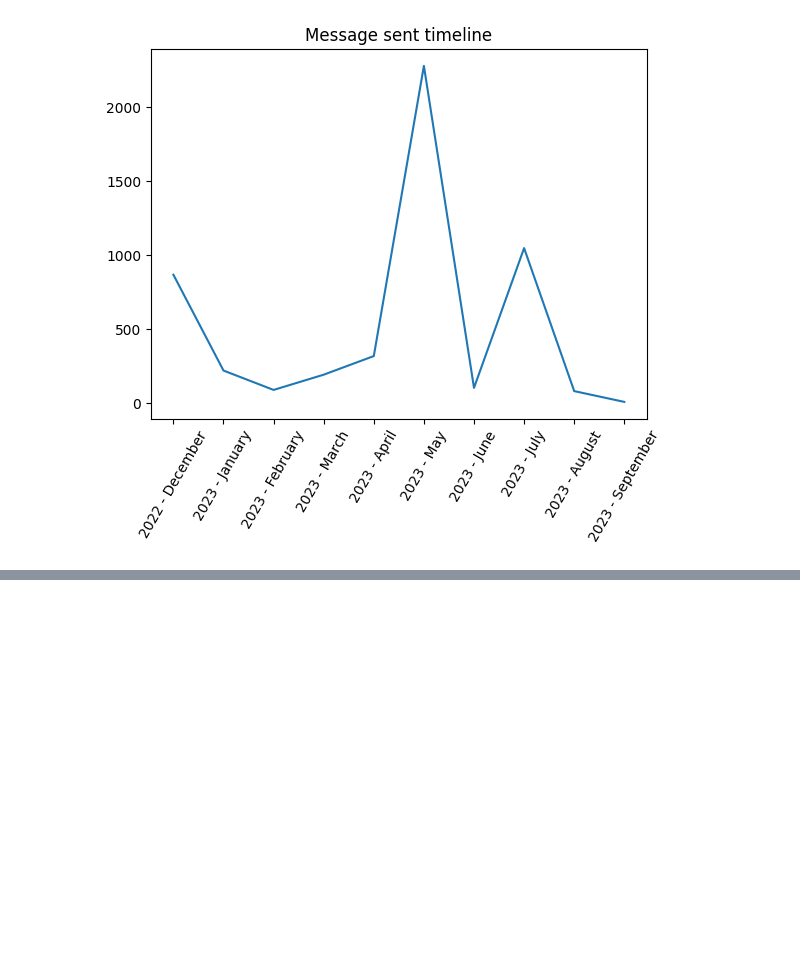
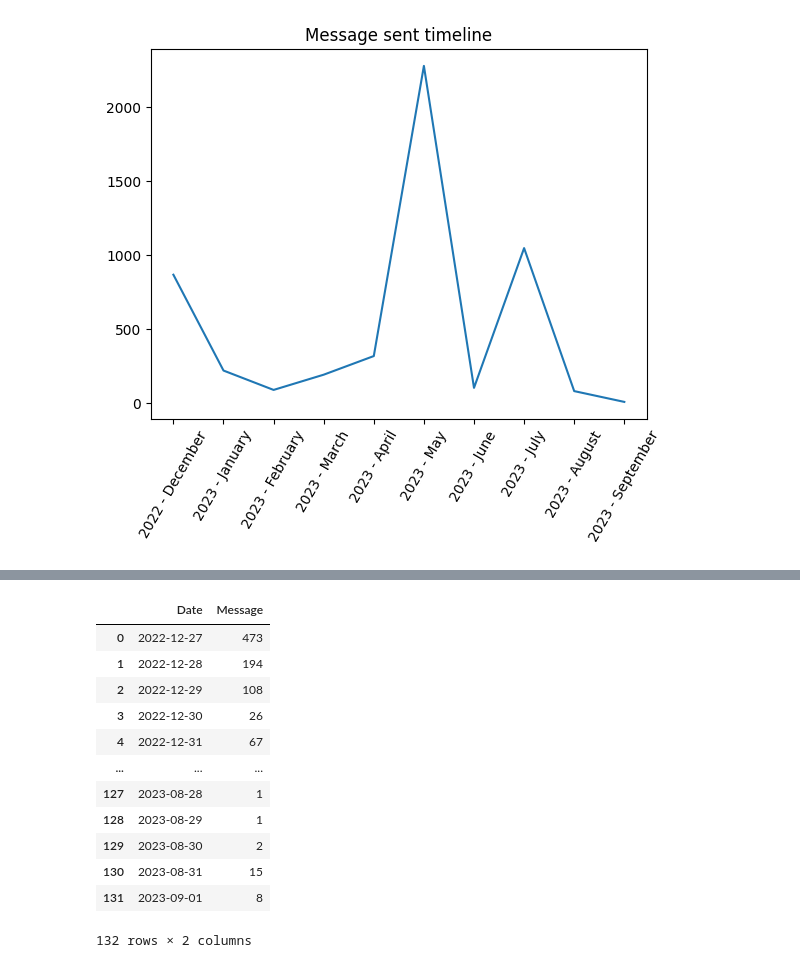
Before and after one commit to mr-ayush-agrawal/WhatsApp_Chat_Analyser, a Jupyter notebook: Analysing.ipynb, the cells around one changed output, grey strips where cells are left out. Cells and saved outputs as stored; diff of their text form; code cells hidden in the pictures; blank space fills up the shorter version.

```diff
--- a/Analysing.ipynb
+++ b/Analysing.ipynb
@@ -254,0 +292,17 @@ plt.show()
+# %%
+DailyCount = Data.groupby(Data.Date).count()['Message'].reset_index()
+DailyCount
+# %% [output]
+|  | Date | Message |
+| 0 | 2022-12-27 | 473 |
+| 1 | 2022-12-28 | 194 |
+| 2 | 2022-12-29 | 108 |
+| 3 | 2022-12-30 | 26 |
+| 4 | 2022-12-31 | 67 |
+| ... | ... | ... |
+| 127 | 2023-08-28 | 1 |
+| 128 | 2023-08-29 | 1 |
+| 129 | 2023-08-30 | 2 |
+| 130 | 2023-08-31 | 15 |
+| 131 | 2023-09-01 | 8 |
+132 rows × 2 columns
```
Also changed, not shown: parts of 4 cells of this notebook, 2 other files.
